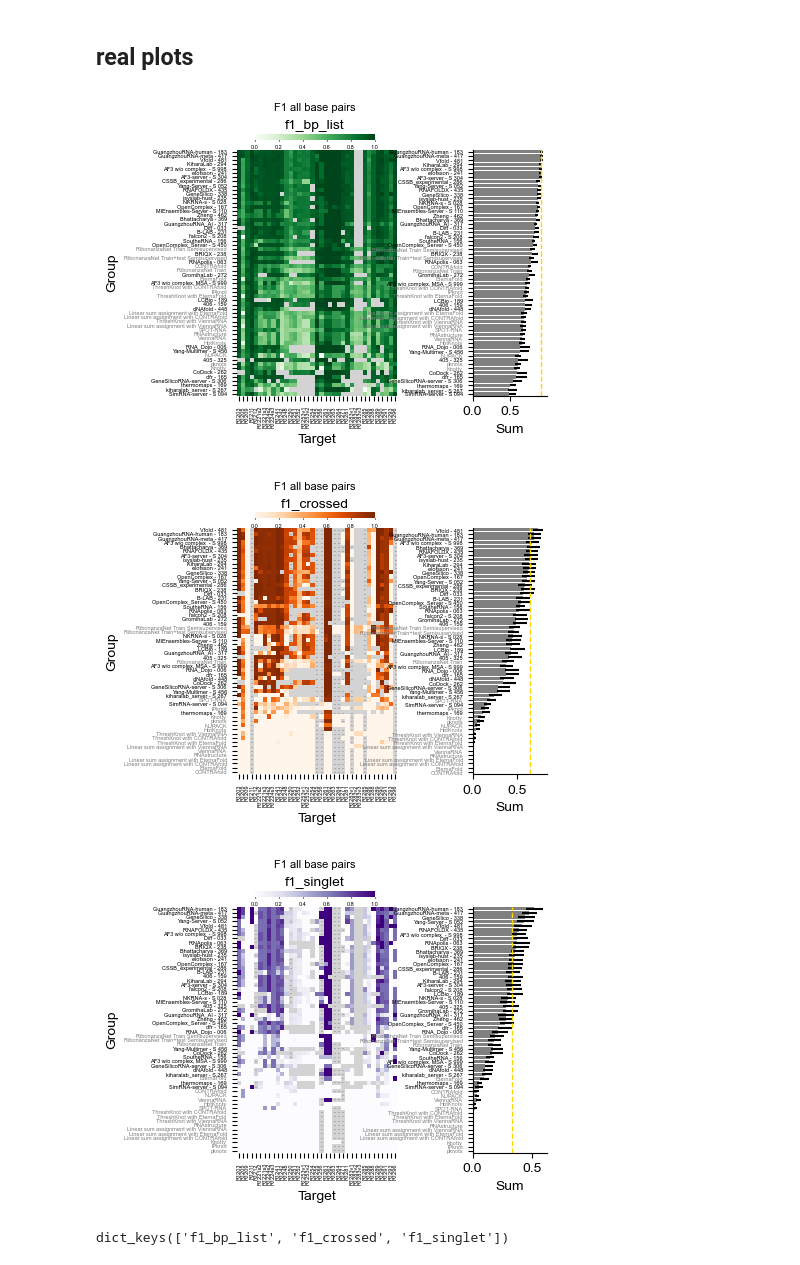
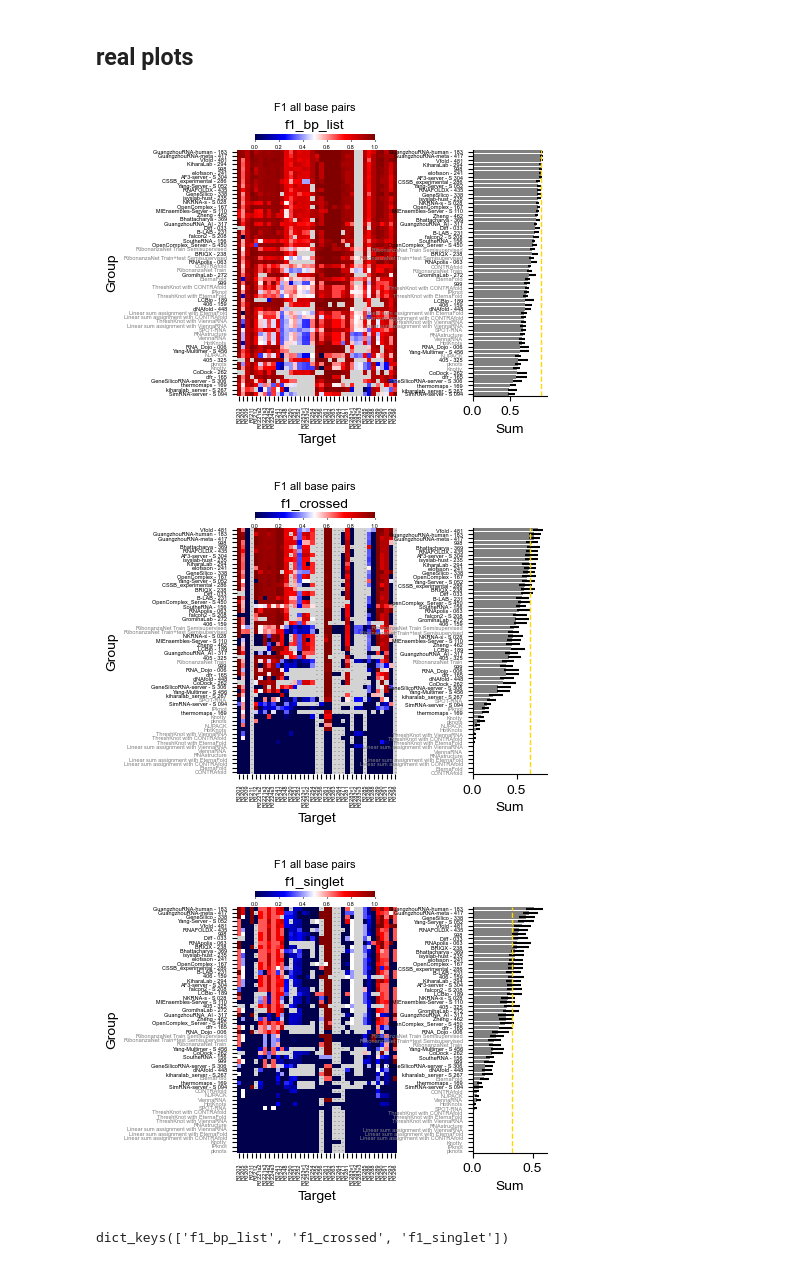
Before and after one commit to DasLab/CASP16_NA, a Jupyter notebook: NA_CASP_assessment/analysis/NA_secstruct.ipynb, the cells around one changed output. Cells and saved outputs as stored; diff of their text form; code cells hidden in the pictures.

Commit message:
update SS heatmap

```diff
--- a/NA_CASP_assessment/analysis/NA_secstruct.ipynb
+++ b/NA_CASP_assessment/analysis/NA_secstruct.ipynb
@@ -920,7 +910,7 @@ test001 - 202               0.033333
 | 5 | R1203 | B-LAB - 231 | 0.880000 | 0.846154 | 0.916667 |
 # %%
 for rank_type in ['mean']:#['sum','mean']:
-    for score,cmap in zip(['f1_bp_list'],['Blues']): #zip(['f1_bp_list', 'f1_crossed','f1_singlet' ],['Greens', 'Oranges', 'Purples']):
+    for score,cmap in zip(['f1_bp_list'],['seismic']):#['Blues']): #zip(['f1_bp_list', 'f1_crossed','f1_singlet' ],['Greens', 'Oranges', 'Purples']):
         nc_order_to_combine = plot_heat_map(preds_top1_NC,score,
                      figsize=(4,4),cmap=cmap,
                     cbar_label='F1 non-conincal base pairs',ticklabel_size=4,group_col='group',
@@ -1383,18 +1373,18 @@ for score,c in zip(scores, colors):
 # %%
 data_to_combine = {}
 
 for rank_type in ['mean']: # 'sum',
-    for score,cmap in zip(['f1_bp_list', 'f1_crossed','f1_singlet' ],['Greens', 'Oranges', 'Purples']):
+    for score,cmap in zip(['f1_bp_list', 'f1_crossed','f1_singlet' ],['seismic','seismic','seismic',]):#['Greens', 'Oranges', 'Purples']):
         data_to_combine[score] = plot_heat_map(preds_top1,score,
                      figsize=(4,4),cmap=cmap,y_highlight=ss_names.values(),
                     cbar_label='F1 all base pairs',ticklabel_size=4,group_col='group',
                     savefig=f'figure_subpanels/heatmap_{score}_{rank_type}',
                         rank_type=rank_type,vmin=0,vmax=1,y_text_size=4,
                              num_bootstrap=1000)
 # %% [output]
-[figure, old version]
+[figure, new version]
-[figure, old version]
+[figure, new version]
-[figure, old version]
+[figure, new version]
 # %%
 data_to_combine.keys()
 # %% [output]
```
Also changed, not shown: parts of 5 cells of this notebook, 4 other files.
